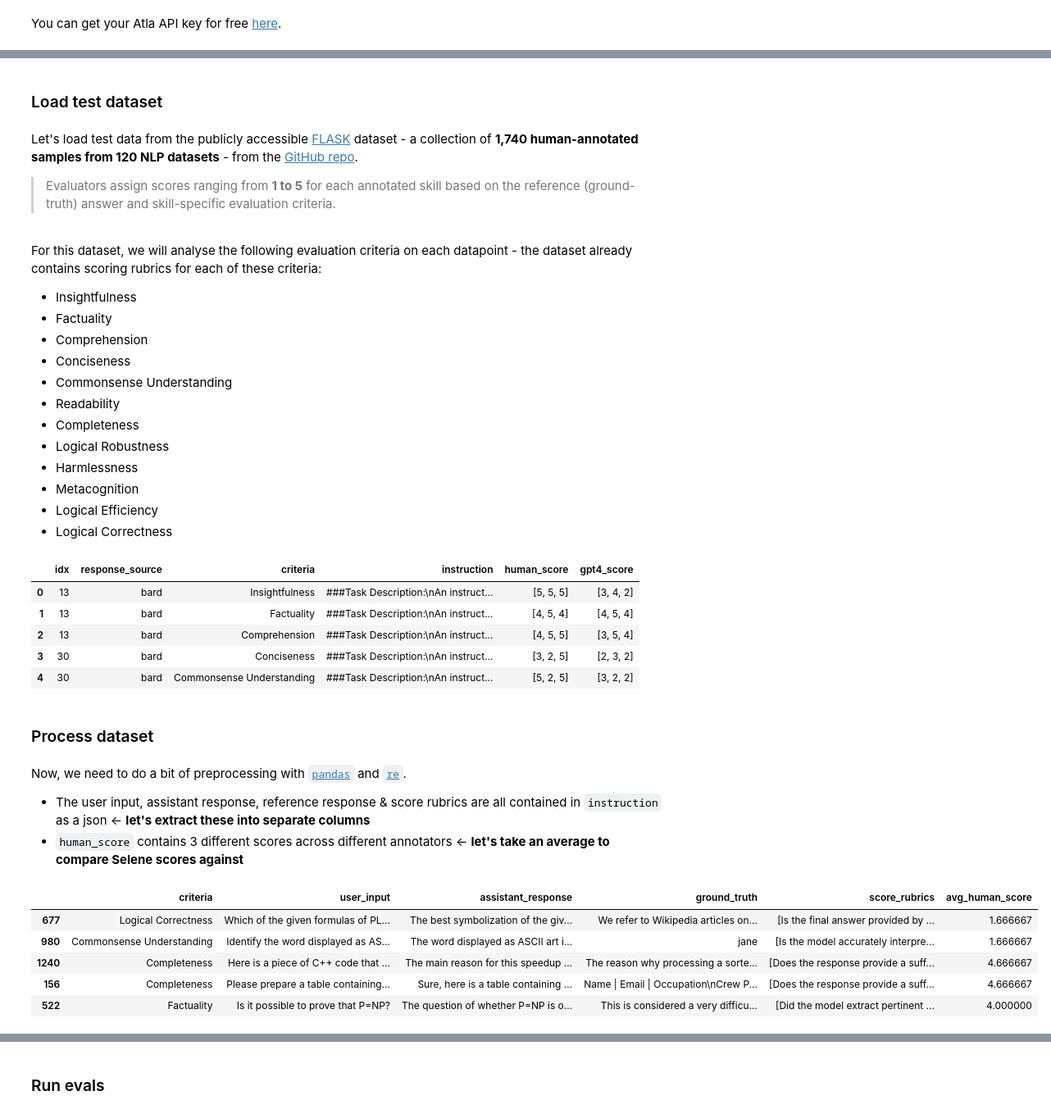
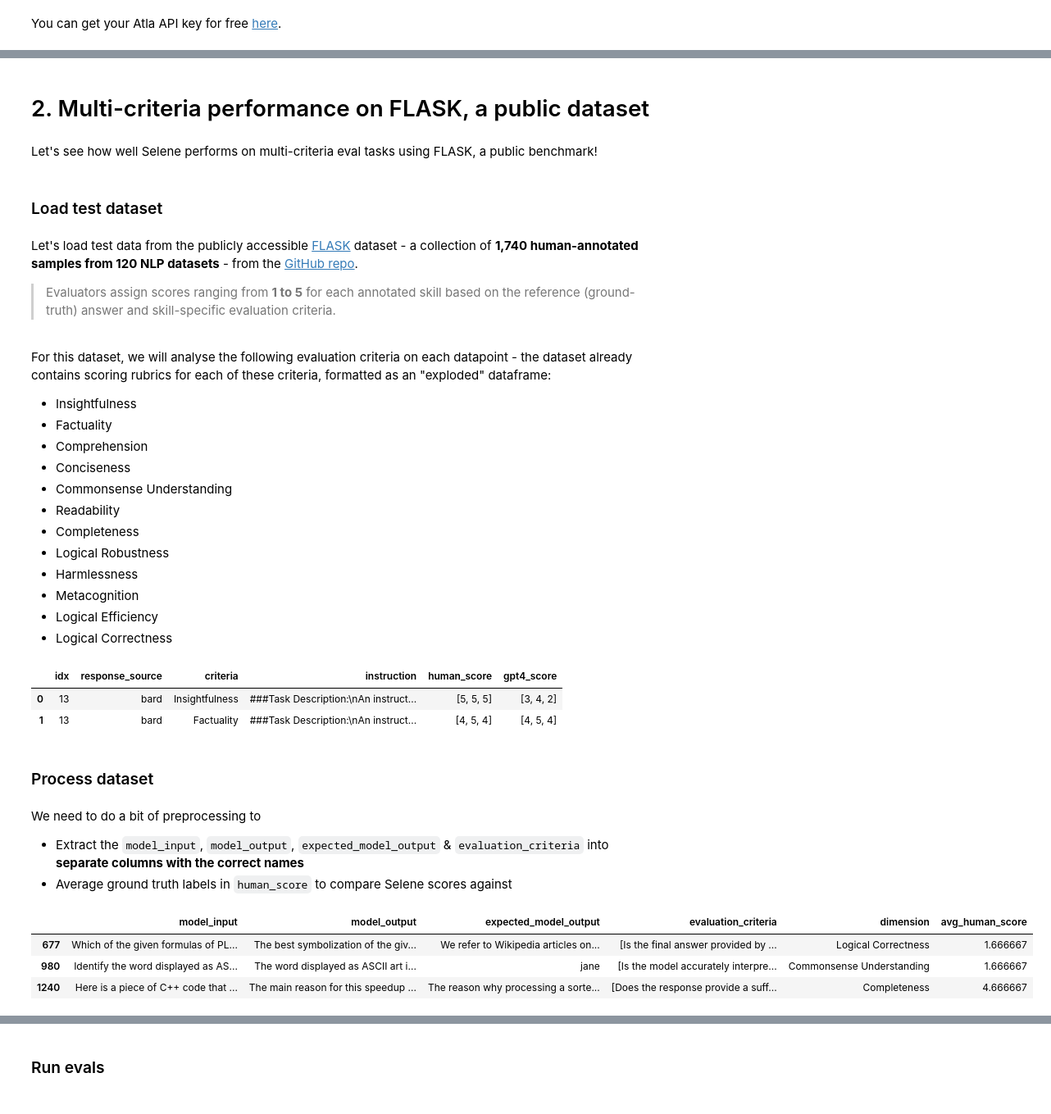
Before and after one commit to atla-ai/atla-sdk-python, a Jupyter notebook: examples/cookbooks/Atla_Selene_Multi_Criteria_Evals.ipynb, the cells around one changed output, grey strips where cells are left out. Shown: that part at 82% size. Saved outputs shown, nothing was run; the diff lists cells and outputs as text; code cells hidden in the pictures.

```diff
--- a/examples/cookbooks/Atla_Selene_Multi_Criteria_Evals.ipynb
+++ b/examples/cookbooks/Atla_Selene_Multi_Criteria_Evals.ipynb
@@ -96,3 +175,7 @@ Let's see how well Selene does on multi-criteria evals on the FLASK dataset!
+# %% [markdown]
+# 2. Multi-criteria performance on FLASK, a public dataset
+# %% [markdown]
+Let's see how well Selene performs on multi-criteria eval tasks using FLASK, a public benchmark!
 # %% [markdown]
 ### Load test dataset
 # %% [markdown]
@@ -101,7 +184,7 @@ Let's load test data from the publicly accessible [FLASK](https://arxiv.org/pdf/
 > Evaluators assign scores ranging from **1 to 5** for each annotated skill based on the reference (ground-truth) answer and skill-specific evaluation criteria.
 <br>
 
-For this dataset, we will analyse the following evaluation criteria on each datapoint - the dataset already contains scoring rubrics for each of these criteria:
+For this dataset, we will analyse the following evaluation criteria on each datapoint - the dataset already contains scoring rubrics for each of these criteria, formatted as an "exploded" dataframe:
 - Insightfulness
 - Factuality
 - Comprehension
@@ -119,50 +202,37 @@ import pandas as pd
 
 # Load the Flask dataset
 FLASK_dataset = pd.read_json("https://raw.githubusercontent.com/prometheus-eval/prometheus-eval/refs/heads/main/eval/benchmark/data/flask_eval.json")
-FLASK_dataset.head()
+FLASK_dataset.head(2)
 # %% [output]
 |  | idx | response_source | criteria | instruction | human_score | gpt4_score |
 | 0 | 13 | bard | Insightfulness | ###Task Description:\nAn instruct... | [5, 5, 5] | [3, 4, 2] |
 | 1 | 13 | bard | Factuality | ###Task Description:\nAn instruct... | [4, 5, 4] | [4, 5, 4] |
-| 2 | 13 | bard | Comprehension | ###Task Description:\nAn instruct... | [4, 5, 5] | [3, 5, 4] |
-| 3 | 30 | bard | Conciseness | ###Task Description:\nAn instruct... | [3, 2, 5] | [2, 3, 2] |
-| 4 | 30 | bard | Commonsense Understanding | ###Task Description:\nAn instruct... | [5, 2, 5] | [3, 2, 2] |
 # %% [markdown]
 ### Process dataset
-# %% [markdown]
-Now, we need to do a bit of preprocessing with [`pandas`](https://pandas.pydata.org/) and [`re`](https://docs.python.org/3/library/re.html).
-
-- The user input, assistant response, reference response & score rubrics are all contained in `instruction` as a json <- **let's extract these into separate columns**
-- `human_score` contains 3 different scores across different annotators <- **let's take an average to compare Selene scores against**
+# %% [markdown]
+We need to do a bit of preprocessing to
+- Extract the `model_input`, `model_output`, `expected_model_output` & `evaluation_criteria` into **separate columns with the correct names**
+- Average ground truth labels in `human_score` to compare Selene scores against
 # %%
 import re
 import numpy as np
+import pandas as pd
 
-# Apply the extraction to create new columns
 def extract_columns(instruction):
     pattern = r"###The instruction to evaluate:(.*?)###Response to evaluate:(.*?)###Reference Answer \(Score 5\):(.*?)###Score Rubrics:(.*?)###"
     matches = re.search(pattern, instruction, re.DOTALL)
-    if matches:
-        return {
-            'user_input': matches.group(1).strip(),
-            'assistant_response': matches.group(2).strip(),
-            'ground_truth': matches.group(3).strip(),
-            'score_rubrics': matches.group(4).strip()
-        }
-    return None
+    return {k: v.strip() for k, v in zip(['model_input', 'model_output', 'expected_model_output', 'evaluation_criteria'], matches.groups())} if matches else None
 
-# Extract the columns from the instruction
-FLASK_dataset[['user_input', 'assistant_response', 'ground_truth', 'score_rubrics']] = FLASK_dataset['instruction'].apply(lambda x: pd.Series(extract_columns(x)))
+# Extract columns from the dataset
+columns_to_extract = ['model_input', 'model_output', 'expected_model_output', 'evaluation_criteria']
+FLASK_dataset[columns_to_extract] = FLASK_dataset['instruction'].apply(lambda x: pd.Series(extract_columns(x)))
 FLASK_dataset['avg_human_score'] = FLASK_dataset['human_score'].apply(np.mean)
-FLASK_processed = FLASK_dataset[['criteria','user_input', 'assistant_response', 'ground_truth',  'score_rubrics', 'avg_human_score']]
+FLASK_dataset.rename(columns={'criteria': 'dimension'}, inplace=True)
 
-# Lets sample some rows for demonstration
-FLASK_processed = FLASK_processed.sample(100, random_state=0)
-FLASK_processed.head()
+FLASK_processed = FLASK_dataset[columns_to_extract + ['dimension', 'avg_human_score']].sample(100, random_state=0)
+FLASK_processed.head(3)
 # %% [output]
-|  | criteria | user_input | assistant_response | ground_truth | score_rubrics | avg_human_score |
-| 677 | Logical Correctness | Which of the given formulas of PL... | The best symbolization of the giv... | We refer to Wikipedia articles on... | [Is the final answer provided by ... | 1.666667 |
-| 980 | Commonsense Understanding | Identify the word displayed as AS... | The word displayed as ASCII art i... | jane | [Is the model accurately interpre... | 1.666667 |
-| 1240 | Completeness | Here is a piece of C++ code that ... | The main reason for this speedup ... | The reason why processing a sorte... | [Does the response provide a suff... | 4.666667 |
-| 156 | Completeness | Please prepare a table containing... | Sure, here is a table containing ... | Name | Email | Occupation\nCrew P... | [Does the response provide a suff... | 4.666667 |
-| 522 | Factuality | Is it possible to prove that P=NP? | The question of whether P=NP is o... | This is considered a very difficu... | [Did the model extract pertinent ... | 4.000000 |
+|  | model_input | model_output | expected_model_output | evaluation_criteria | dimension | avg_human_score |
+| 677 | Which of the given formulas of PL... | The best symbolization of the giv... | We refer to Wikipedia articles on... | [Is the final answer provided by ... | Logical Correctness | 1.666667 |
+| 980 | Identify the word displayed as AS... | The word displayed as ASCII art i... | jane | [Is the model accurately interpre... | Commonsense Understanding | 1.666667 |
+| 1240 | Here is a piece of C++ code that ... | The main reason for this speedup ... | The reason why processing a sorte... | [Does the response provide a suff... | Completeness | 4.666667 |
```
Also changed, not shown: parts of 30 cells of this notebook, 1 other file.
